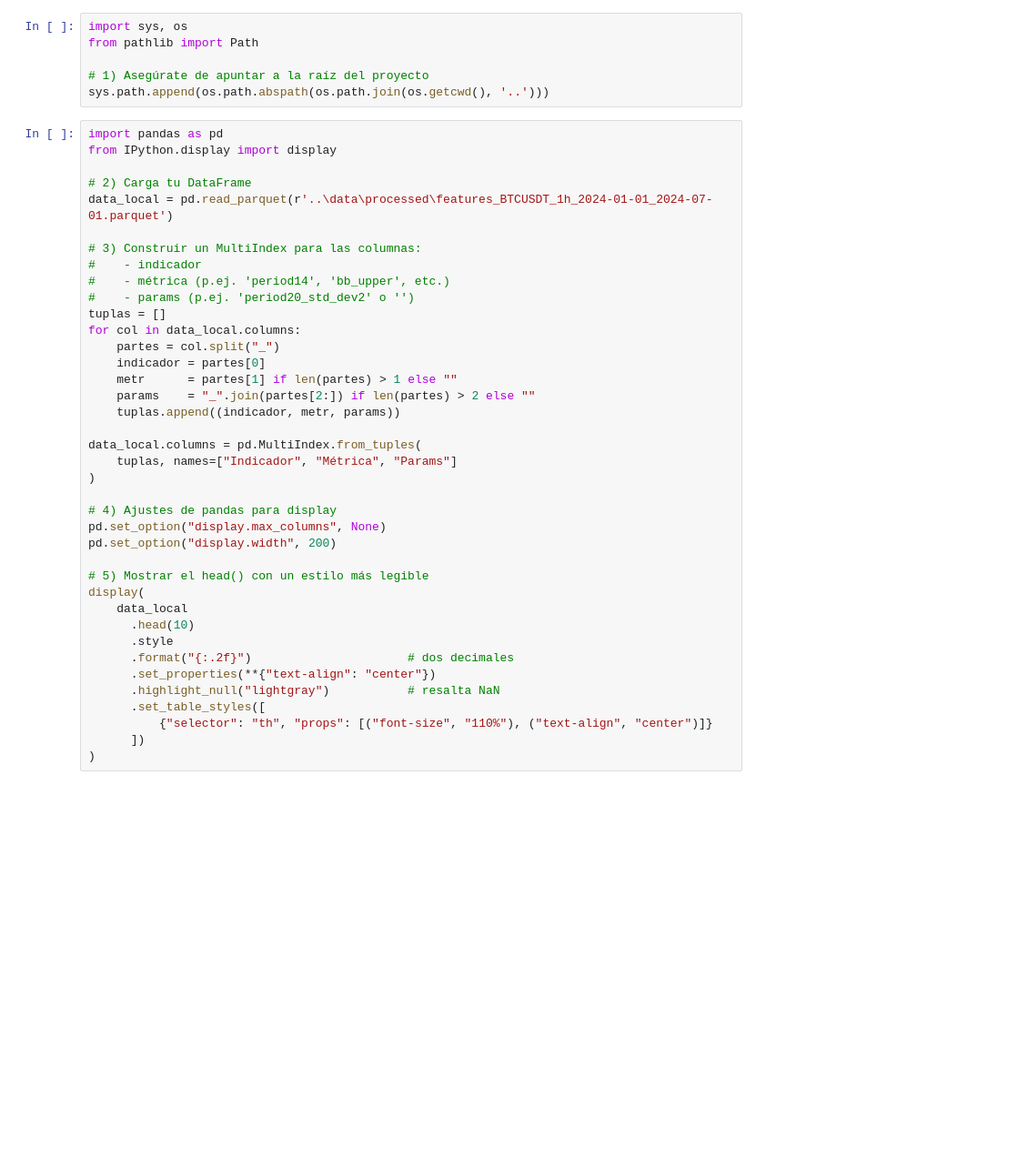
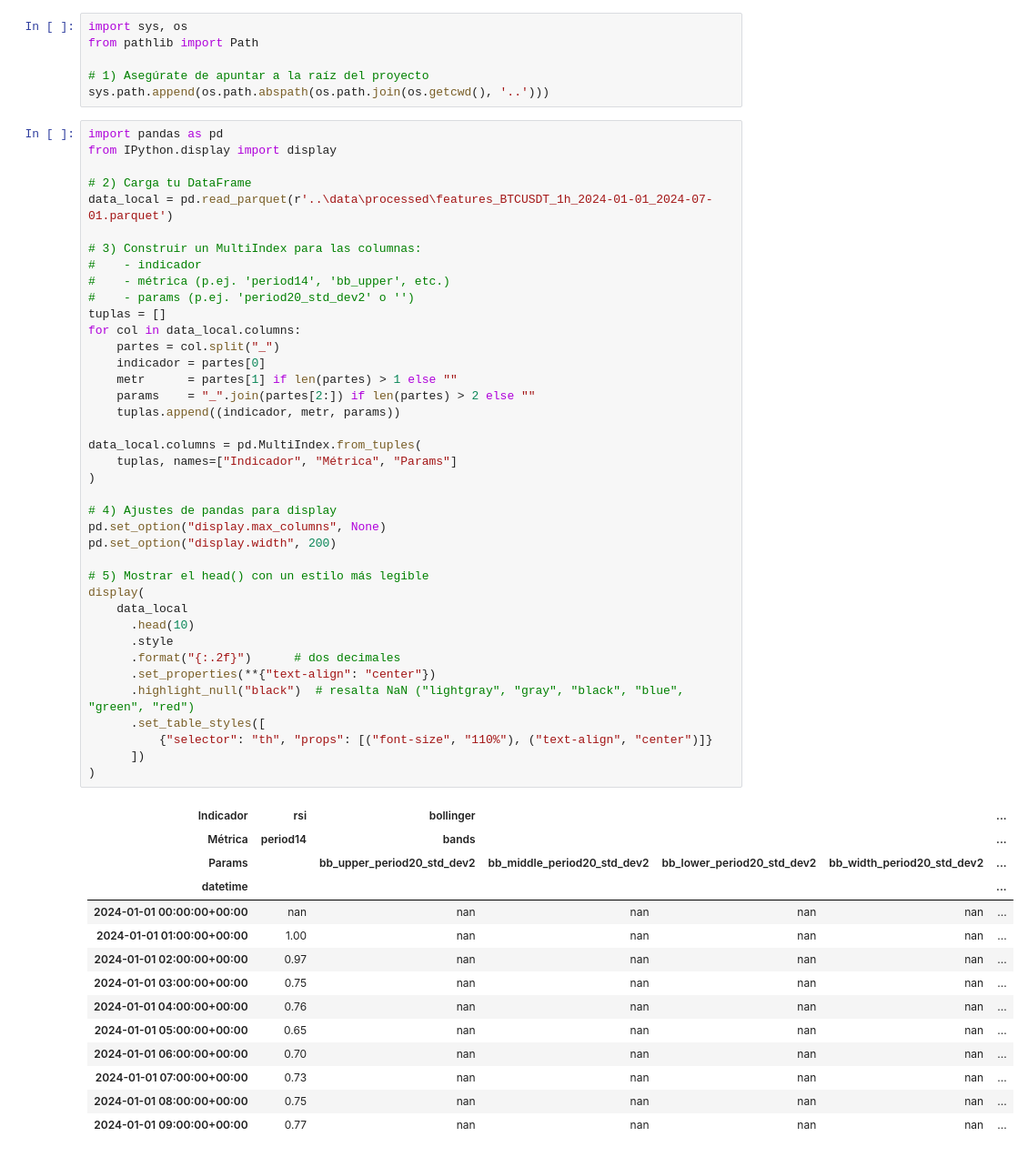
Before and after one commit to carlosdanielclark/trading_quantitative, a Jupyter notebook: notebooks/generated_features.ipynb, the cells around one changed output. Shown at 91% size. Saved outputs shown, nothing was run; the diff lists cells and outputs as text; blank space fills up the shorter version.

```diff
--- a/notebooks/generated_features.ipynb
+++ b/notebooks/generated_features.ipynb
@@ -14,32 +14,47 @@ data_local = pd.read_parquet(r'..\data\processed\features_BTCUSDT_1h_2024-01-01_
 # 3) Construir un MultiIndex para las columnas:
 #    - indicador
 #    - métrica (p.ej. 'period14', 'bb_upper', etc.)
 #    - params (p.ej. 'period20_std_dev2' o '')
 tuplas = []
 for col in data_local.columns:
     partes = col.split("_")
     indicador = partes[0]
     metr      = partes[1] if len(partes) > 1 else ""
     params    = "_".join(partes[2:]) if len(partes) > 2 else ""
     tuplas.append((indicador, metr, params))
 
 data_local.columns = pd.MultiIndex.from_tuples(
     tuplas, names=["Indicador", "Métrica", "Params"]
 )
 
 # 4) Ajustes de pandas para display
 pd.set_option("display.max_columns", None)
 pd.set_option("display.width", 200)
 
 # 5) Mostrar el head() con un estilo más legible
 display(
     data_local
       .head(10)
       .style
-      .format("{:.2f}")                      # dos decimales
+      .format("{:.2f}")      # dos decimales
       .set_properties(**{"text-align": "center"})
-      .highlight_null("lightgray")           # resalta NaN
+      .highlight_null("black")  # resalta NaN ("lightgray", "gray", "black", "blue", "green", "red")
       .set_table_styles([
           {"selector": "th", "props": [("font-size", "110%"), ("text-align", "center")]}
       ])
 )
+# %% [output]
+| Indicador | rsi | bollinger |  |  |  | ... |
+| Métrica | period14 | bands |  |  |  | ... |
+| Params |  | bb_upper_period20_std_dev2 | bb_middle_period20_std_dev2 | bb_lower_period20_std_dev2 | bb_width_period20_std_dev2 | ... |
+| datetime |  |  |  |  |  | ... |
+| 2024-01-01 00:00:00+00:00 | nan | nan | nan | nan | nan | ... |
+| 2024-01-01 01:00:00+00:00 | 1.00 | nan | nan | nan | nan | ... |
+| 2024-01-01 02:00:00+00:00 | 0.97 | nan | nan | nan | nan | ... |
+| 2024-01-01 03:00:00+00:00 | 0.75 | nan | nan | nan | nan | ... |
+| 2024-01-01 04:00:00+00:00 | 0.76 | nan | nan | nan | nan | ... |
+| 2024-01-01 05:00:00+00:00 | 0.65 | nan | nan | nan | nan | ... |
+| 2024-01-01 06:00:00+00:00 | 0.70 | nan | nan | nan | nan | ... |
+| 2024-01-01 07:00:00+00:00 | 0.73 | nan | nan | nan | nan | ... |
+| 2024-01-01 08:00:00+00:00 | 0.75 | nan | nan | nan | nan | ... |
+| 2024-01-01 09:00:00+00:00 | 0.77 | nan | nan | nan | nan | ... |
```
Also changed, not shown: 6 other files.
